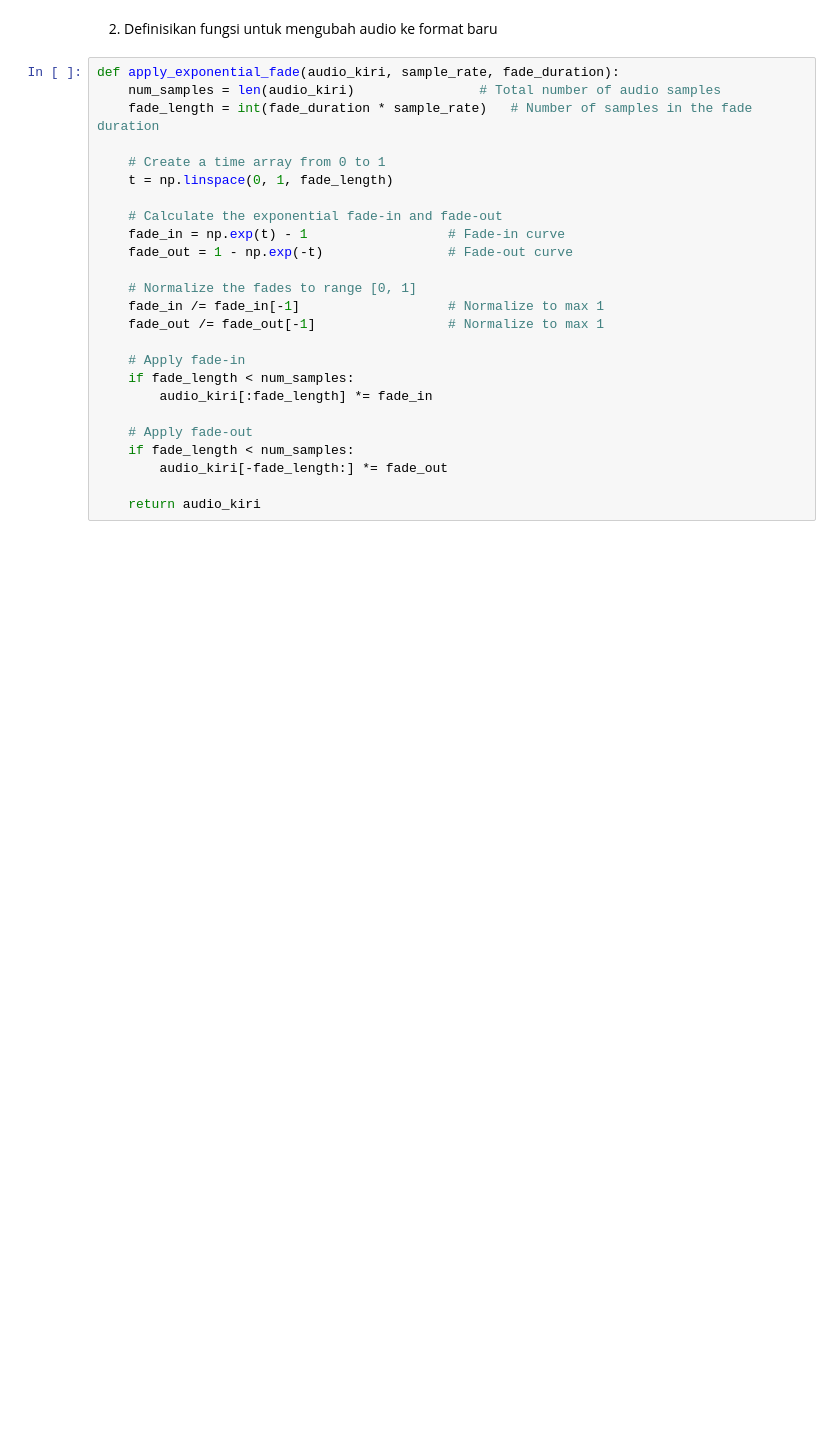
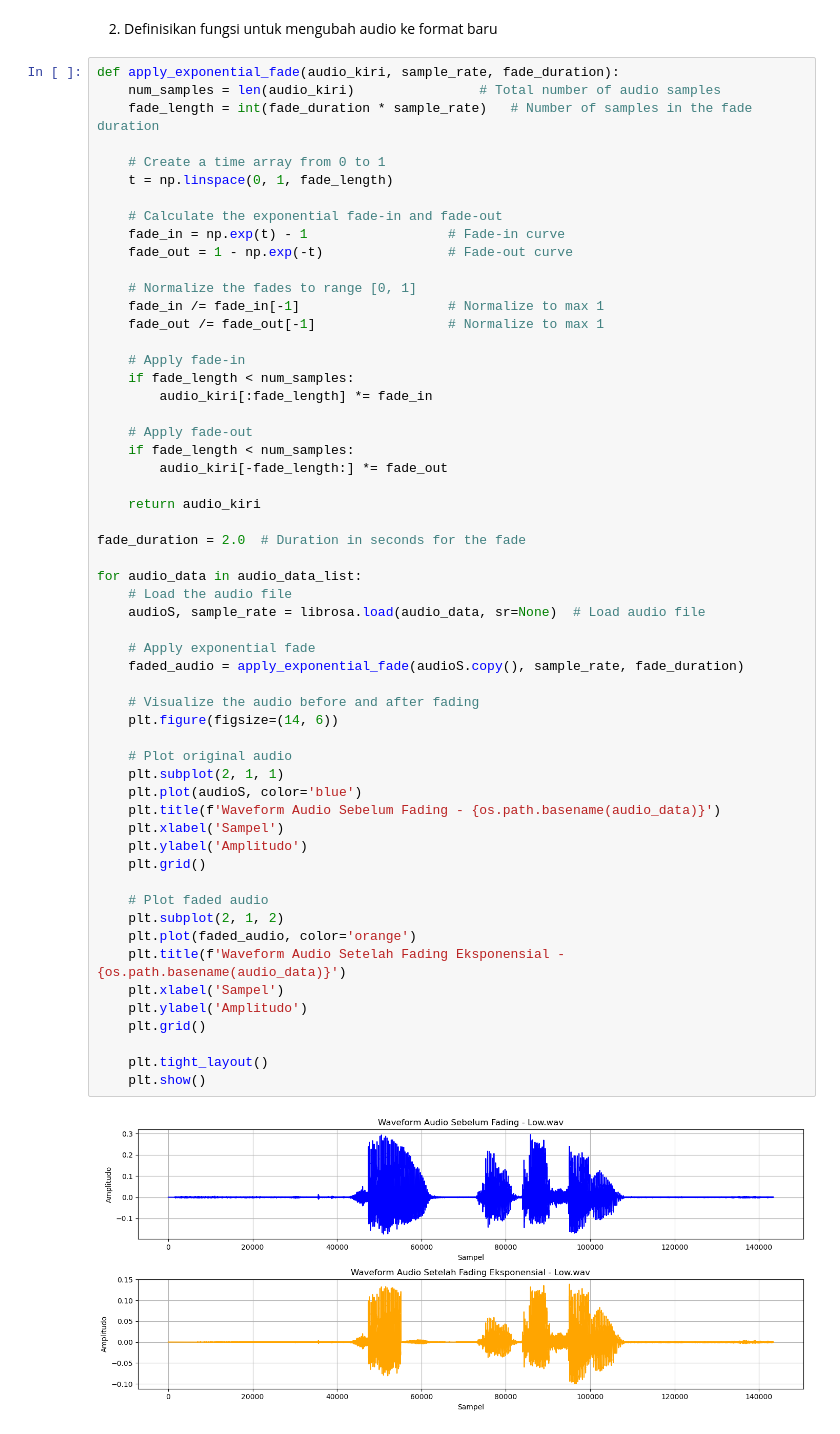
Before and after one commit to kevinsimorangkir21/Digital-Signal-Processing, a Jupyter notebook: 121140150_HO 1.ipynb, the cells around one changed output. Drawn from its saved outputs; the diff is of its cells as text; blank space fills up the shorter version.

```diff
--- a/121140150_HO 1.ipynb
+++ b/121140150_HO 1.ipynb
@@ -590,25 +613,58 @@ import matplotlib.pyplot as plt #pustaka matplotlib
 # %%
 def apply_exponential_fade(audio_kiri, sample_rate, fade_duration):
     num_samples = len(audio_kiri)                # Total number of audio samples
     fade_length = int(fade_duration * sample_rate)   # Number of samples in the fade duration
 
     # Create a time array from 0 to 1
     t = np.linspace(0, 1, fade_length)
 
     # Calculate the exponential fade-in and fade-out
     fade_in = np.exp(t) - 1                  # Fade-in curve
     fade_out = 1 - np.exp(-t)                # Fade-out curve
 
     # Normalize the fades to range [0, 1]
     fade_in /= fade_in[-1]                   # Normalize to max 1
     fade_out /= fade_out[-1]                 # Normalize to max 1
 
     # Apply fade-in
     if fade_length < num_samples:
         audio_kiri[:fade_length] *= fade_in
 
     # Apply fade-out
     if fade_length < num_samples:
         audio_kiri[-fade_length:] *= fade_out
 
     return audio_kiri
+
+fade_duration = 2.0  # Duration in seconds for the fade
+
+for audio_data in audio_data_list:
+    # Load the audio file
+    audioS, sample_rate = librosa.load(audio_data, sr=None)  # Load audio file
+
+    # Apply exponential fade
+    faded_audio = apply_exponential_fade(audioS.copy(), sample_rate, fade_duration)
+
+    # Visualize the audio before and after fading
+    plt.figure(figsize=(14, 6))
+
+    # Plot original audio
+    plt.subplot(2, 1, 1)
+    plt.plot(audioS, color='blue')
+    plt.title(f'Waveform Audio Sebelum Fading - {os.path.basename(audio_data)}')
+    plt.xlabel('Sampel')
+    plt.ylabel('Amplitudo')
+    plt.grid()
+
+    # Plot faded audio
+    plt.subplot(2, 1, 2)
+    plt.plot(faded_audio, color='orange')
+    plt.title(f'Waveform Audio Setelah Fading Eksponensial - {os.path.basename(audio_data)}')
+    plt.xlabel('Sampel')
+    plt.ylabel('Amplitudo')
+    plt.grid()
+
+    plt.tight_layout()
+    plt.show()
+# %% [output]
+[figure, added]
```
Also changed, not shown: parts of 37 cells of this notebook.
